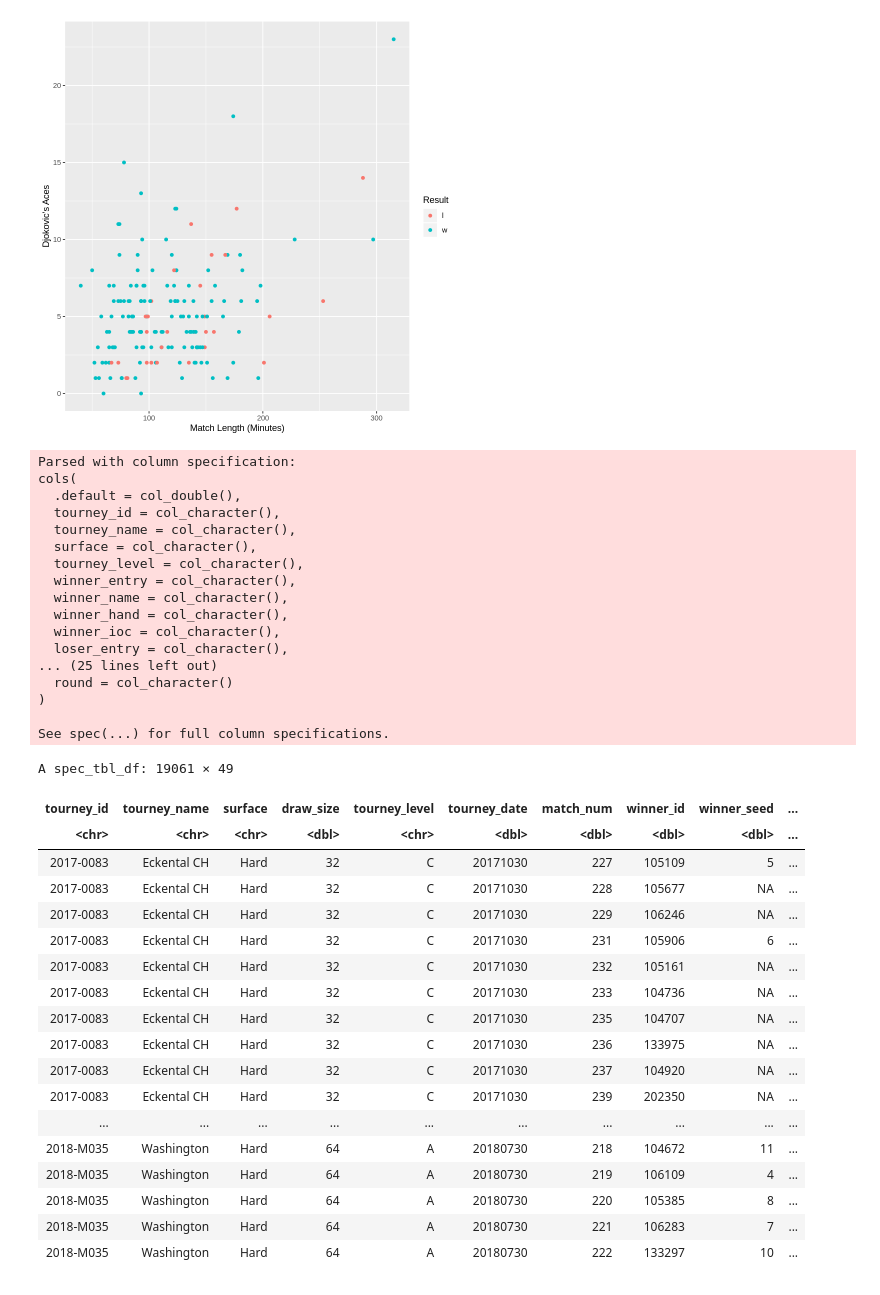
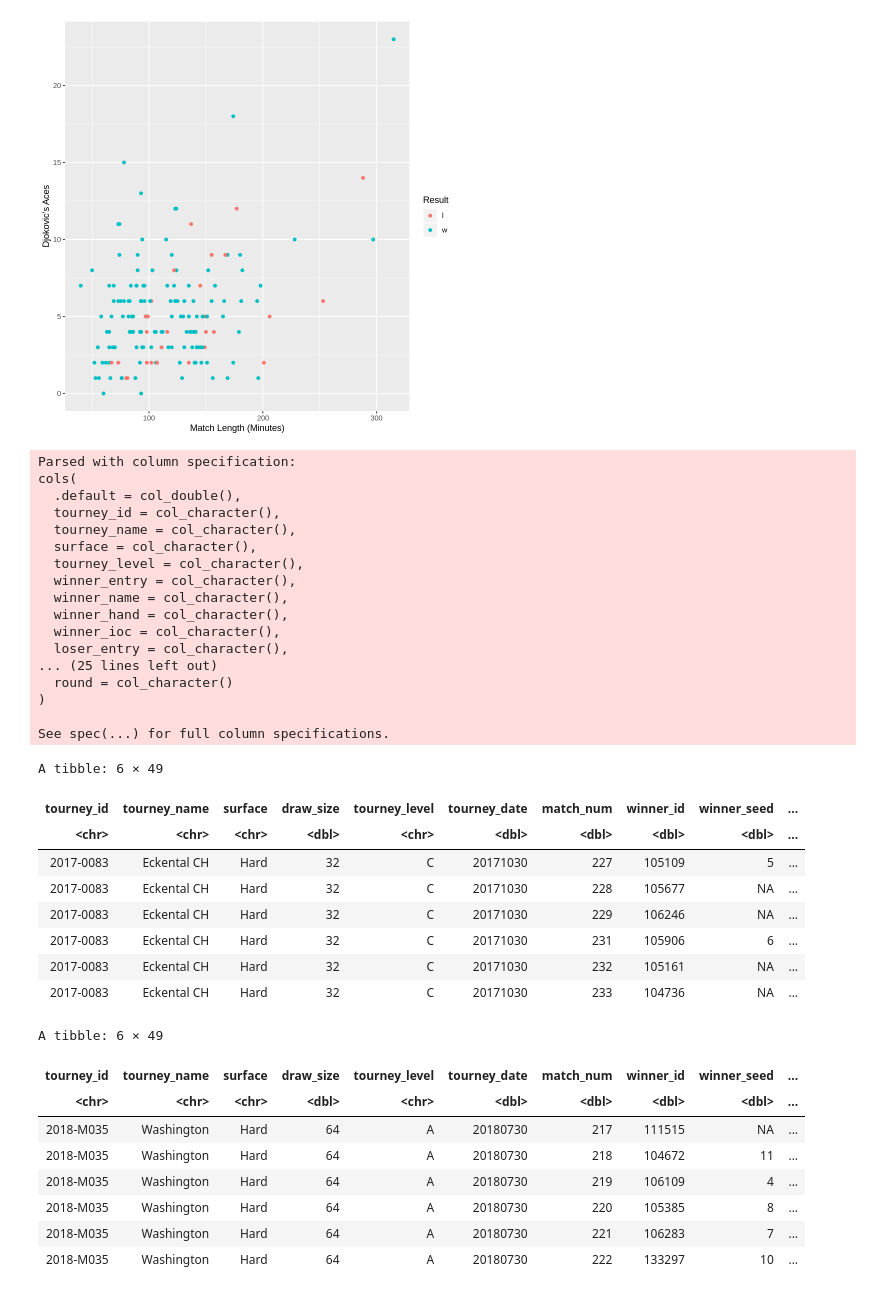
Before and after one commit to NicTavares/dsci100project, a Jupyter notebook: Testbook.ipynb, the cells around one changed output. Drawn from its saved outputs; the diff is of its cells as text; code cells hidden in the pictures.

```diff
--- a/Testbook.ipynb
+++ b/Testbook.ipynb
@@ -94,41 +94,42 @@ Warning message:
 # %%
 data = read_csv('https://raw.githubusercontent.com/JeffSackmann/tennis_atp/master/atp_matches_qual_chall_2017.csv')
 data2 = read_csv('https://raw.githubusercontent.com/JeffSackmann/tennis_atp/master/atp_matches_qual_chall_2018.csv')
-rbind(data, data2)
+new_data = rbind(data, data2)
+head(new_data)
+tail(new_data)
 # %% [output]
 Parsed with column specification:
 cols(
   .default = col_double(),
   tourney_id = col_character(),
   tourney_name = col_character(),
   surface = col_character(),
   tourney_level = col_character(),
   winner_entry = col_character(),
   winner_name = col_character(),
   winner_hand = col_character(),
   winner_ioc = col_character(),
   loser_entry = col_character(),
 ... (25 lines left out)
   round = col_character()
 )
 
 See spec(...) for full column specifications.
-A spec_tbl_df: 19061 × 49
+A tibble: 6 × 49
 | tourney_id | tourney_name | surface | draw_size | tourney_level | tourney_date | match_num | winner_id | winner_seed | ... |
 | <chr> | <chr> | <chr> | <dbl> | <chr> | <dbl> | <dbl> | <dbl> | <dbl> | ... |
 | 2017-0083 | Eckental CH | Hard | 32 | C | 20171030 | 227 | 105109 | 5 | ... |
 | 2017-0083 | Eckental CH | Hard | 32 | C | 20171030 | 228 | 105677 | NA | ... |
 | 2017-0083 | Eckental CH | Hard | 32 | C | 20171030 | 229 | 106246 | NA | ... |
 | 2017-0083 | Eckental CH | Hard | 32 | C | 20171030 | 231 | 105906 | 6 | ... |
 | 2017-0083 | Eckental CH | Hard | 32 | C | 20171030 | 232 | 105161 | NA | ... |
 | 2017-0083 | Eckental CH | Hard | 32 | C | 20171030 | 233 | 104736 | NA | ... |
-| 2017-0083 | Eckental CH | Hard | 32 | C | 20171030 | 235 | 104707 | NA | ... |
-| 2017-0083 | Eckental CH | Hard | 32 | C | 20171030 | 236 | 133975 | NA | ... |
-| 2017-0083 | Eckental CH | Hard | 32 | C | 20171030 | 237 | 104920 | NA | ... |
-| 2017-0083 | Eckental CH | Hard | 32 | C | 20171030 | 239 | 202350 | NA | ... |
-| ... | ... | ... | ... | ... | ... | ... | ... | ... | ... |
-| 2018-M035 | Washington | Hard | 64 | A | 20180730 | 218 | 104672 | 11 | ... |
-| 2018-M035 | Washington | Hard | 64 | A | 20180730 | 219 | 106109 | 4 | ... |
-| 2018-M035 | Washington | Hard | 64 | A | 20180730 | 220 | 105385 | 8 | ... |
-| 2018-M035 | Washington | Hard | 64 | A | 20180730 | 221 | 106283 | 7 | ... |
-| 2018-M035 | Washington | Hard | 64 | A | 20180730 | 222 | 133297 | 10 | ... |
+A tibble: 6 × 49
+| tourney_id | tourney_name | surface | draw_size | tourney_level | tourney_date | match_num | winner_id | winner_seed | ... |
+| <chr> | <chr> | <chr> | <dbl> | <chr> | <dbl> | <dbl> | <dbl> | <dbl> | ... |
+| 2018-M035 | Washington | Hard | 64 | A | 20180730 | 217 | 111515 | NA | ... |
+| 2018-M035 | Washington | Hard | 64 | A | 20180730 | 218 | 104672 | 11 | ... |
+| 2018-M035 | Washington | Hard | 64 | A | 20180730 | 219 | 106109 | 4 | ... |
+| 2018-M035 | Washington | Hard | 64 | A | 20180730 | 220 | 105385 | 8 | ... |
+| 2018-M035 | Washington | Hard | 64 | A | 20180730 | 221 | 106283 | 7 | ... |
+| 2018-M035 | Washington | Hard | 64 | A | 20180730 | 222 | 133297 | 10 | ... |
```
